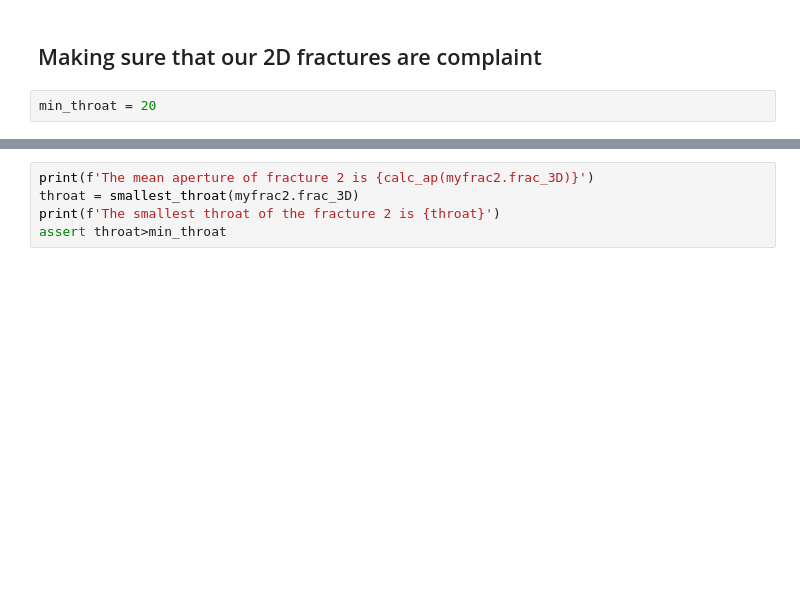
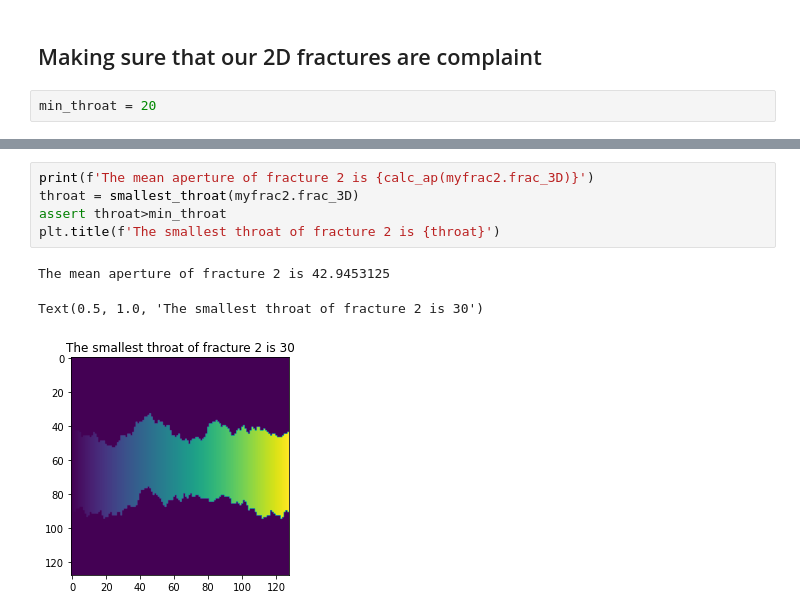
Before and after one commit to lanl/pySimFrac, a Jupyter notebook: examples/2D_fracture_example.ipynb, the cells around one changed output, grey strips where cells are left out. Drawn from its saved outputs; the diff is of its cells as text; blank space fills up the shorter version.

```diff
--- a/examples/2D_fracture_example.ipynb
+++ b/examples/2D_fracture_example.ipynb
@@ -194,7 +105,11 @@ assert throat>min_throat
 # %%
 print(f'The mean aperture of fracture 2 is {calc_ap(myfrac2.frac_3D)}')
 throat = smallest_throat(myfrac2.frac_3D)
-print(f'The smallest throat of the fracture 2 is {throat}')
 assert throat>min_throat
+plt.title(f'The smallest throat of fracture 2 is {throat}')
+# %% [output]
+The mean aperture of fracture 2 is 42.9453125
+Text(0.5, 1.0, 'The smallest throat of fracture 2 is 30')
+[figure, added]
 # %%
 myfrac.set_mean_aperture(128//5);
```
Also changed, not shown: parts of 8 cells of this notebook.
